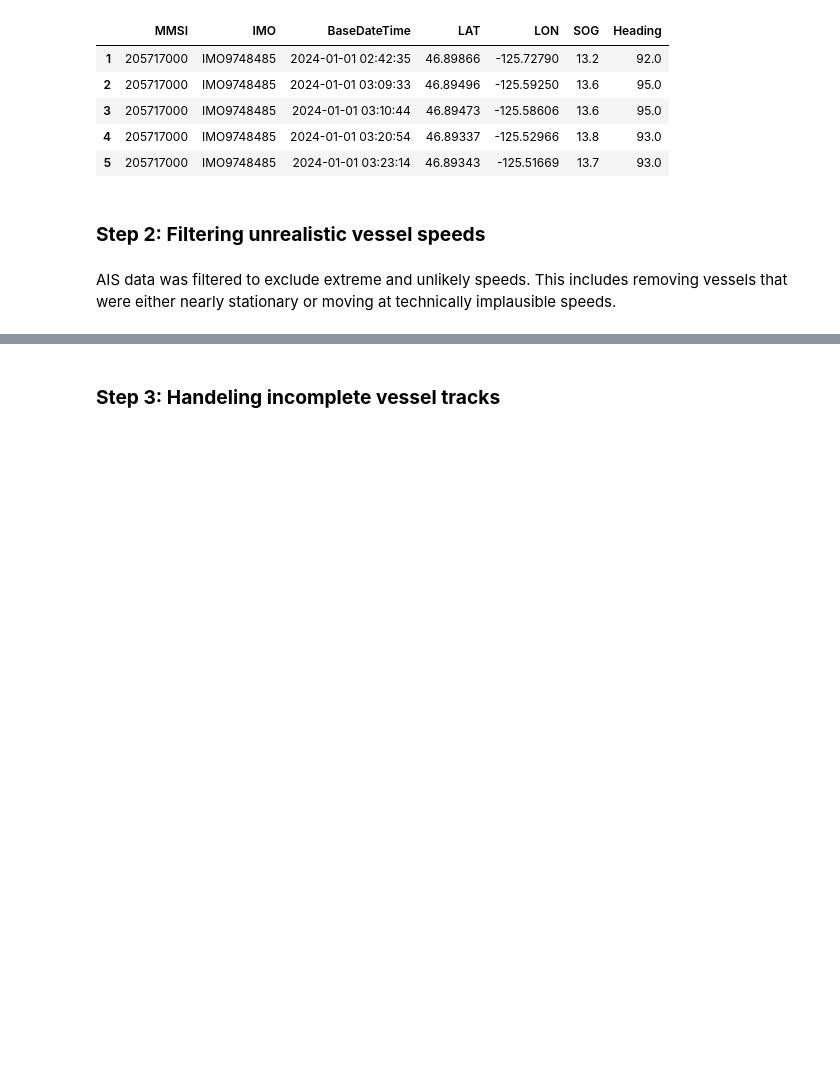
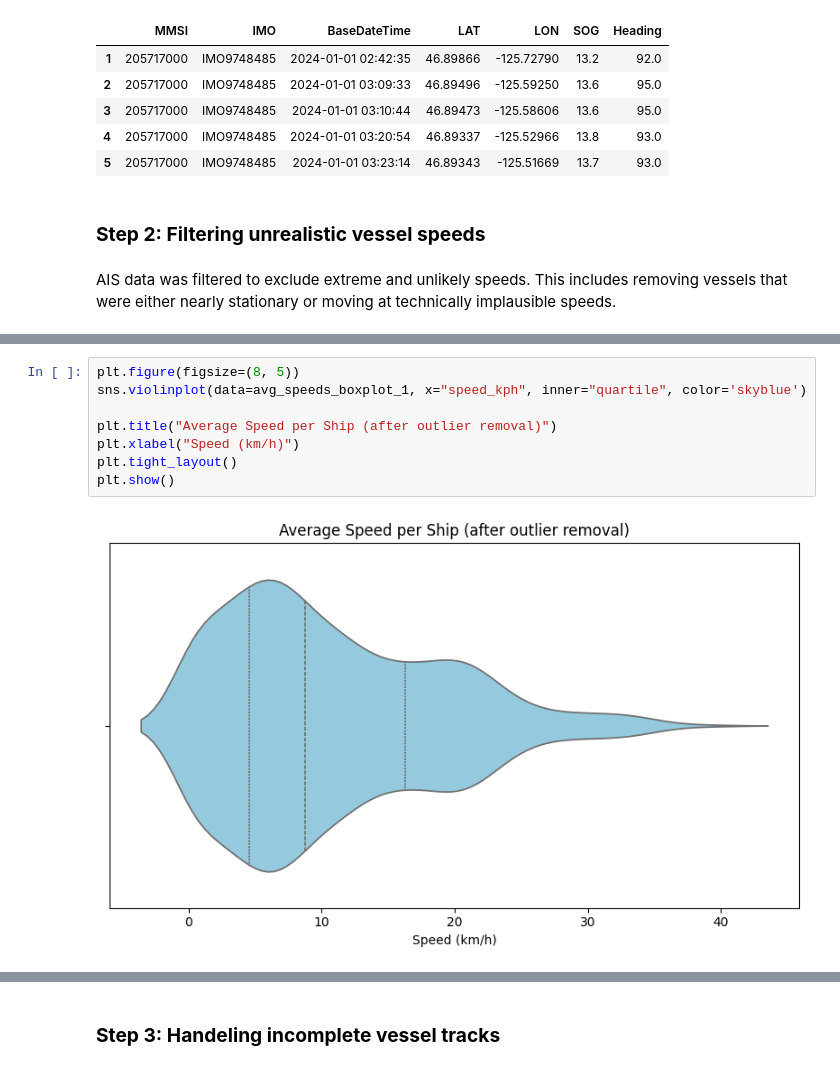
Before and after one commit to grimmmbo/AIS_RF_matching, a Jupyter notebook: notebooks/02_data_preparation.ipynb, the cells around one changed output, grey strips where cells are left out. Saved outputs shown, nothing was run; the diff lists cells and outputs as text; blank space fills up the shorter version.

```diff
--- a/notebooks/02_data_preparation.ipynb
+++ b/notebooks/02_data_preparation.ipynb
@@ -64,0 +67,10 @@ plt.show()
+# %%
+plt.figure(figsize=(8, 5))
+sns.violinplot(data=avg_speeds_boxplot_1, x="speed_kph", inner="quartile", color='skyblue')
+
+plt.title("Average Speed per Ship (after outlier removal)")
+plt.xlabel("Speed (km/h)")
+plt.tight_layout()
+plt.show()
+# %% [output]
+[figure, added]
```
Also changed, not shown: parts of 25 cells of this notebook, 18 other files.
